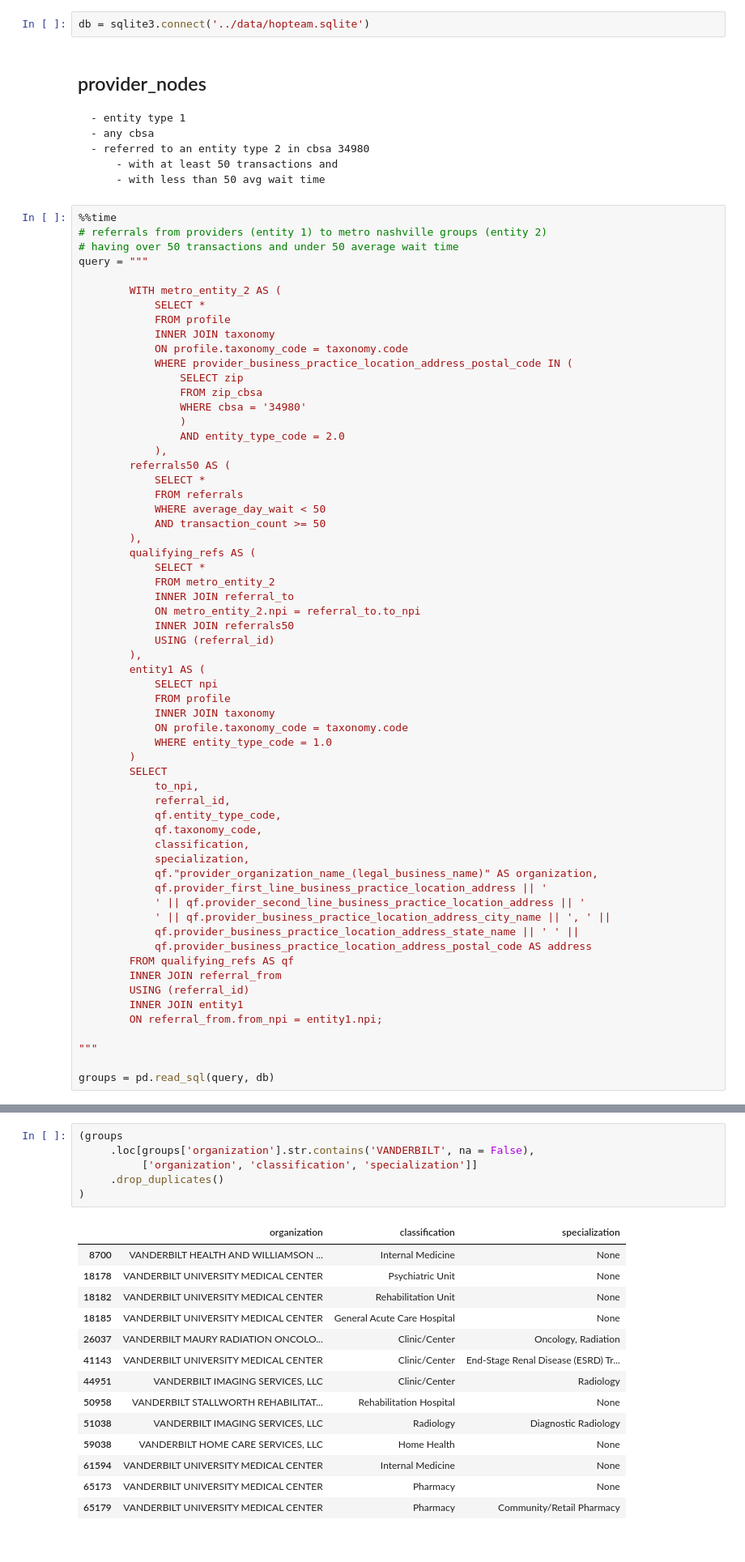
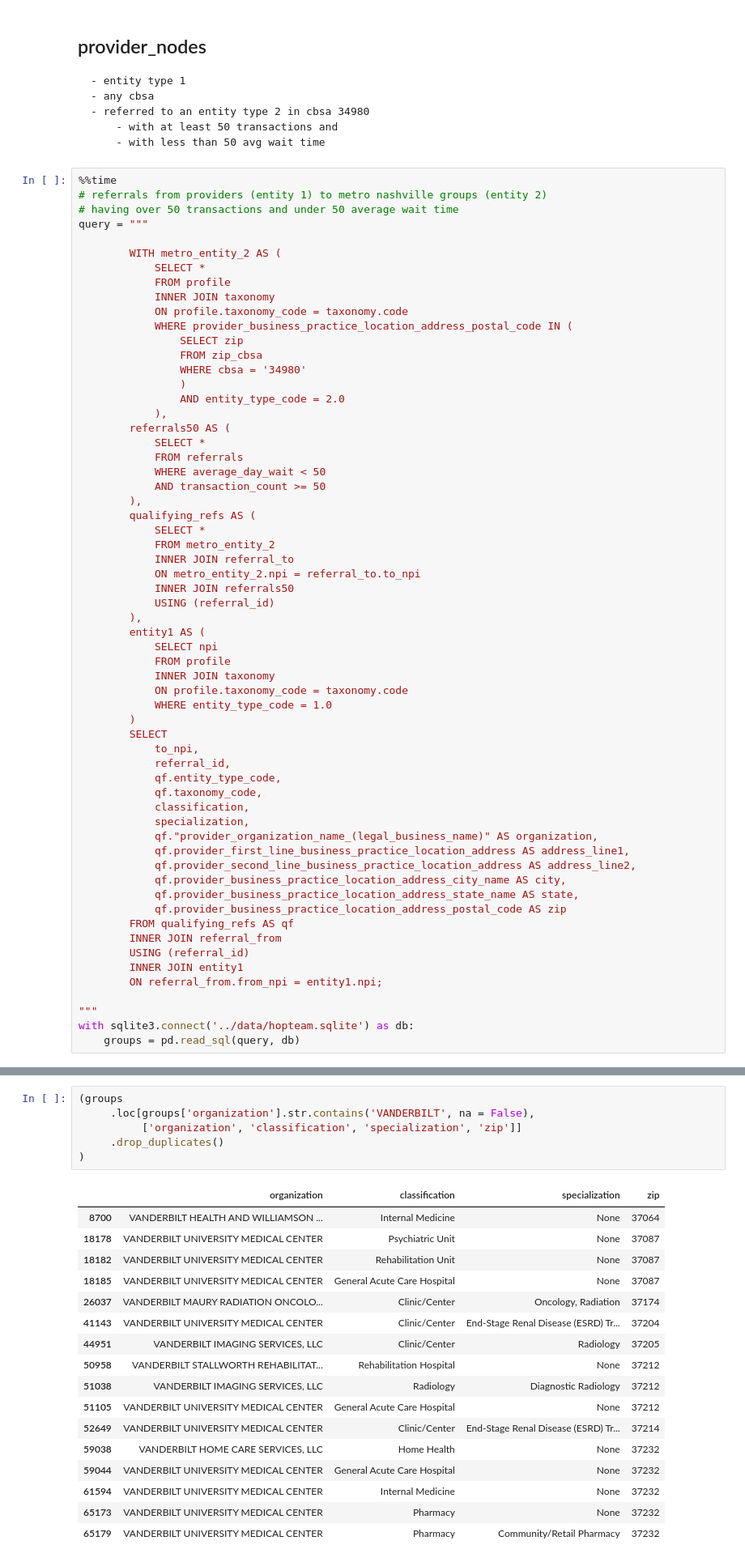
Before and after one commit to VahidehRasekhi/hop_team-hotdogs, a Jupyter notebook: scripts/hop_03_create_csv_files_for_neo4j.ipynb, the cells around one changed output, grey strips where cells are left out. Shown: that part at 81% size. Cells and saved outputs as stored; diff of their text form.

Commit message:
refined the sqlite queries. making decisions about which hospitals to keep.

```diff
--- a/scripts/hop_03_create_csv_files_for_neo4j.ipynb
+++ b/scripts/hop_03_create_csv_files_for_neo4j.ipynb
@@ -14,8 +14,6 @@ import sqlite3
         - organization_nodes
         - taxonomy_nodes
     - referral_relationships
-# %%
-db = sqlite3.connect('../data/hopteam.sqlite')
 # %% [markdown]
 ## provider_nodes
     - entity type 1
@@ -70,11 +68,11 @@ query = """
             classification,
             specialization,
             qf."provider_organization_name_(legal_business_name)" AS organization,
-            qf.provider_first_line_business_practice_location_address || '
-            ' || qf.provider_second_line_business_practice_location_address || '
-            ' || qf.provider_business_practice_location_address_city_name || ', ' ||
-            qf.provider_business_practice_location_address_state_name || ' ' ||
-            qf.provider_business_practice_location_address_postal_code AS address
+            qf.provider_first_line_business_practice_location_address AS address_line1,
+            qf.provider_second_line_business_practice_location_address AS address_line2,
+            qf.provider_business_practice_location_address_city_name AS city,
+            qf.provider_business_practice_location_address_state_name AS state,
+            qf.provider_business_practice_location_address_postal_code AS zip
         FROM qualifying_refs AS qf
         INNER JOIN referral_from
         USING (referral_id)
@@ -82,6 +80,6 @@ query = """
         ON referral_from.from_npi = entity1.npi;
 
 """
-
-groups = pd.read_sql(query, db)
+with sqlite3.connect('../data/hopteam.sqlite') as db:
+    groups = pd.read_sql(query, db)
 # %% [output]
@@ -245,21 +273,24 @@ groups['organization'].nunique()
 # %%
 (groups
      .loc[groups['organization'].str.contains('VANDERBILT', na = False),
-          ['organization', 'classification', 'specialization']]
+          ['organization', 'classification', 'specialization', 'zip']]
      .drop_duplicates()
 )
 # %% [output]
-|  | organization | classification | specialization |
-| 8700 | VANDERBILT HEALTH AND WILLIAMSON ... | Internal Medicine | None |
-| 18178 | VANDERBILT UNIVERSITY MEDICAL CENTER | Psychiatric Unit | None |
-| 18182 | VANDERBILT UNIVERSITY MEDICAL CENTER | Rehabilitation Unit | None |
-| 18185 | VANDERBILT UNIVERSITY MEDICAL CENTER | General Acute Care Hospital | None |
-| 26037 | VANDERBILT MAURY RADIATION ONCOLO... | Clinic/Center | Oncology, Radiation |
-| 41143 | VANDERBILT UNIVERSITY MEDICAL CENTER | Clinic/Center | End-Stage Renal Disease (ESRD) Tr... |
-| 44951 | VANDERBILT IMAGING SERVICES, LLC | Clinic/Center | Radiology |
-| 50958 | VANDERBILT STALLWORTH REHABILITAT... | Rehabilitation Hospital | None |
-| 51038 | VANDERBILT IMAGING SERVICES, LLC | Radiology | Diagnostic Radiology |
-| 59038 | VANDERBILT HOME CARE SERVICES, LLC | Home Health | None |
-| 61594 | VANDERBILT UNIVERSITY MEDICAL CENTER | Internal Medicine | None |
-| 65173 | VANDERBILT UNIVERSITY MEDICAL CENTER | Pharmacy | None |
-| 65179 | VANDERBILT UNIVERSITY MEDICAL CENTER | Pharmacy | Community/Retail Pharmacy |
+|  | organization | classification | specialization | zip |
+| 8700 | VANDERBILT HEALTH AND WILLIAMSON ... | Internal Medicine | None | 37064 |
+| 18178 | VANDERBILT UNIVERSITY MEDICAL CENTER | Psychiatric Unit | None | 37087 |
+| 18182 | VANDERBILT UNIVERSITY MEDICAL CENTER | Rehabilitation Unit | None | 37087 |
+| 18185 | VANDERBILT UNIVERSITY MEDICAL CENTER | General Acute Care Hospital | None | 37087 |
+| 26037 | VANDERBILT MAURY RADIATION ONCOLO... | Clinic/Center | Oncology, Radiation | 37174 |
+| 41143 | VANDERBILT UNIVERSITY MEDICAL CENTER | Clinic/Center | End-Stage Renal Disease (ESRD) Tr... | 37204 |
+| 44951 | VANDERBILT IMAGING SERVICES, LLC | Clinic/Center | Radiology | 37205 |
+| 50958 | VANDERBILT STALLWORTH REHABILITAT... | Rehabilitation Hospital | None | 37212 |
+| 51038 | VANDERBILT IMAGING SERVICES, LLC | Radiology | Diagnostic Radiology | 37212 |
+| 51105 | VANDERBILT UNIVERSITY MEDICAL CENTER | General Acute Care Hospital | None | 37212 |
+| 52649 | VANDERBILT UNIVERSITY MEDICAL CENTER | Clinic/Center | End-Stage Renal Disease (ESRD) Tr... | 37214 |
+| 59038 | VANDERBILT HOME CARE SERVICES, LLC | Home Health | None | 37232 |
+| 59044 | VANDERBILT UNIVERSITY MEDICAL CENTER | General Acute Care Hospital | None | 37232 |
+| 61594 | VANDERBILT UNIVERSITY MEDICAL CENTER | Internal Medicine | None | 37232 |
+| 65173 | VANDERBILT UNIVERSITY MEDICAL CENTER | Pharmacy | None | 37232 |
+| 65179 | VANDERBILT UNIVERSITY MEDICAL CENTER | Pharmacy | Community/Retail Pharmacy | 37232 |
```
Also changed, not shown: parts of 12 cells of this notebook.
